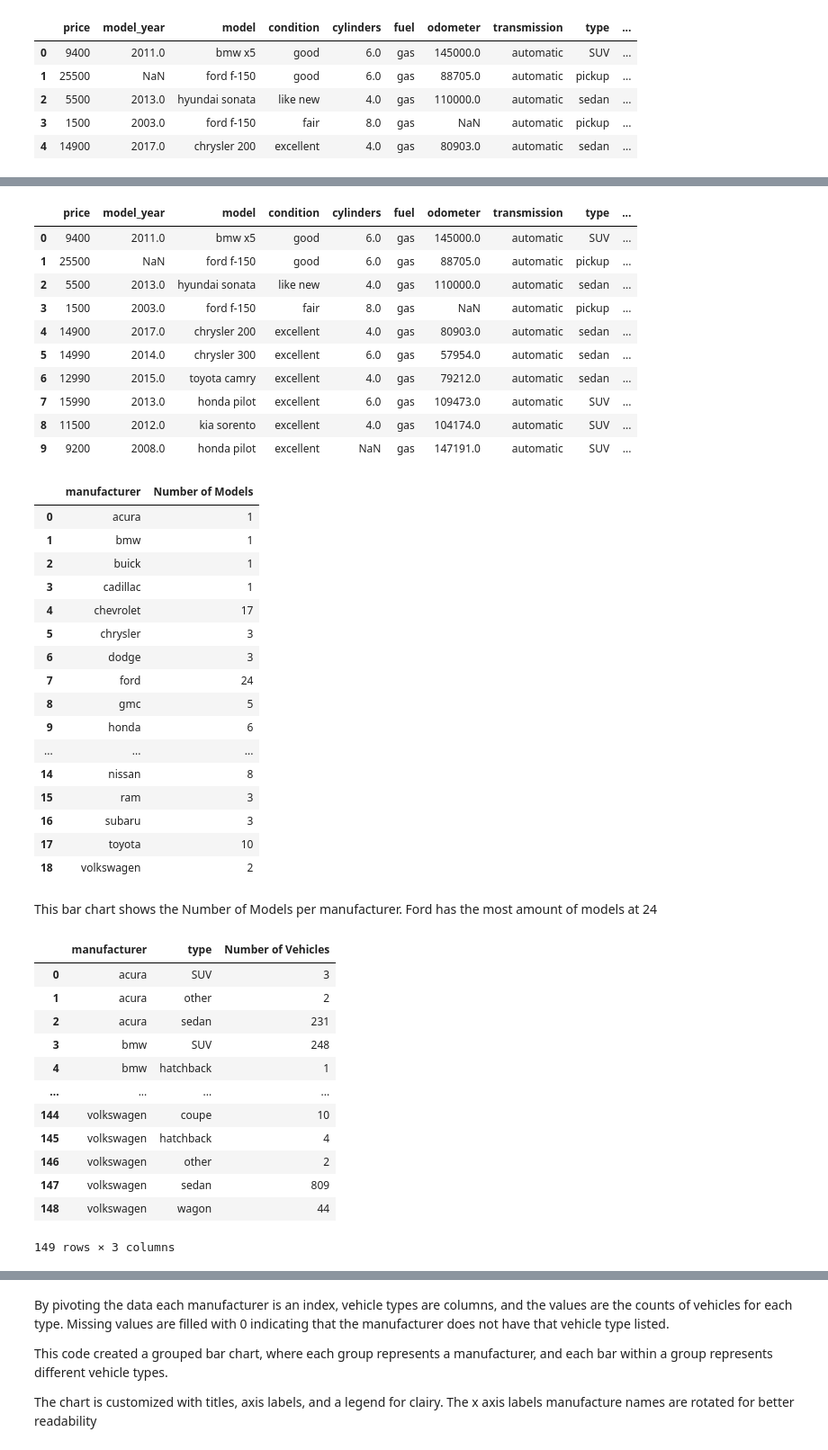
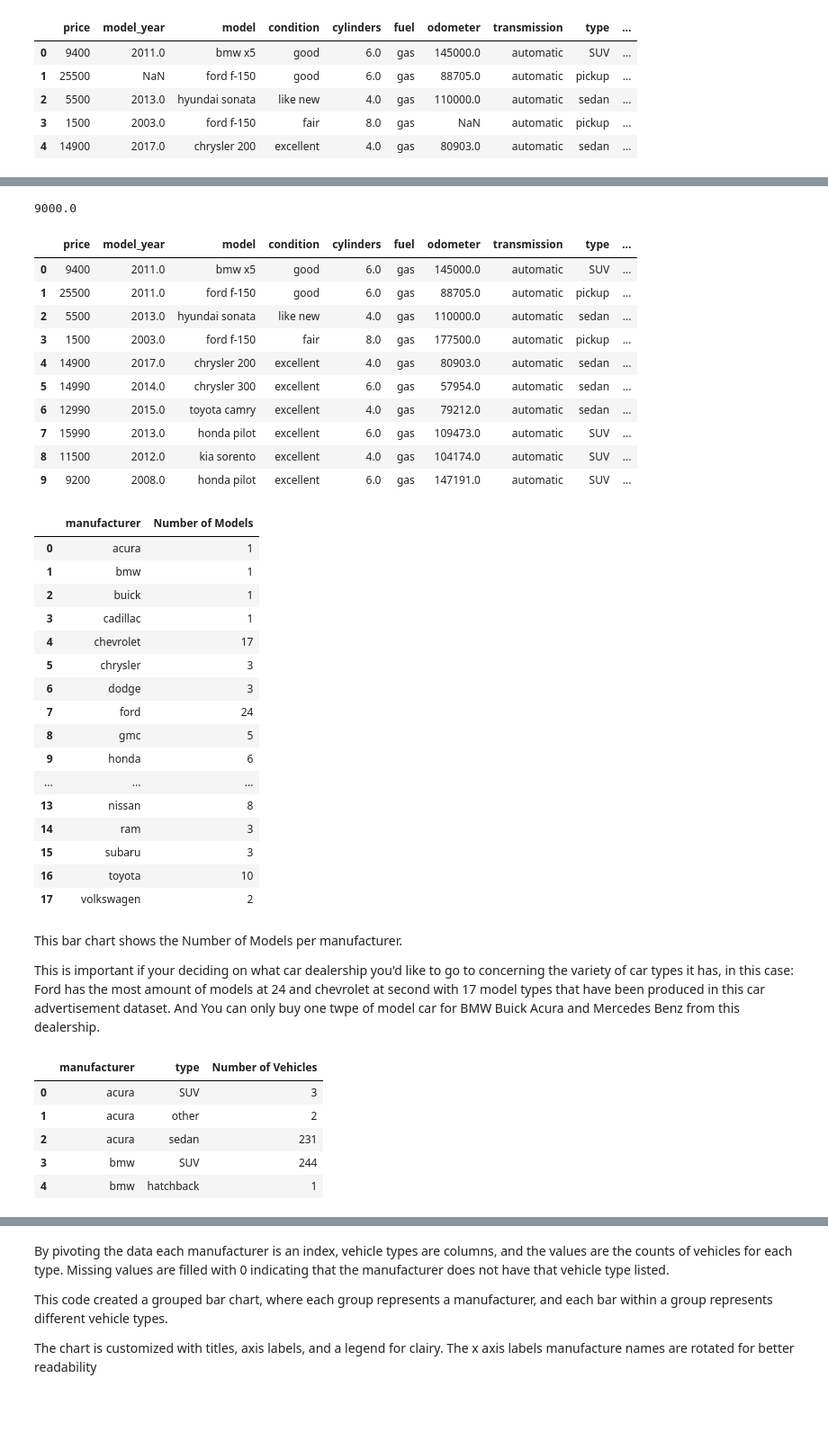
Before and after one commit to oliver-worth/vehicles_project, a Jupyter notebook: Notebooks/eda.ipynb, the cells around one changed output, grey strips where cells are left out. Shown at 90% size. Drawn from its saved outputs; the diff is of its cells as text; code cells hidden in the pictures; blank space fills up the shorter version.

```diff
--- a/Notebooks/eda.ipynb
+++ b/Notebooks/eda.ipynb
@@ -81,3 +85,10 @@ vehicles_data.head()
 | 2 | 5500 | 2013.0 | hyundai sonata | like new | 4.0 | gas | 110000.0 | automatic | sedan | ... |
 | 3 | 1500 | 2003.0 | ford f-150 | fair | 8.0 | gas | NaN | automatic | pickup | ... |
 | 4 | 14900 | 2017.0 | chrysler 200 | excellent | 4.0 | gas | 80903.0 | automatic | sedan | ... |
+# %%
+vehicles_data['model_year'] = vehicles_data.groupby('model')['model_year'].transform(lambda x: x.fillna(x.median()))
+vehicles_data['cylinders'] = vehicles_data.groupby('model')['cylinders'].transform(lambda x: x.fillna(x.median()))
+vehicles_data['odometer'] = vehicles_data.groupby(['model_year', 'model'])['odometer'].transform(lambda x: x.fillna(x.median()))
+
+# Here I have removed an NaN's with there median value for the each column, model_year, cylinders and odometers (however odometer Im having trouble with it doesnt seem to be removing the NaN's)
+vehicles_data.info()
@@ -84,2 +131,29 @@ vehicles_data.head()
+# %%
+vehicles_data['price'].median()
+# %% [output]
+9000.0
+# %%
+def remove_outliers(vehilces_data, column):
+    Q1 = vehicles_data[column].quantile(0.25)
+    Q3 = vehicles_data[column].quantile(0.75)
+    IQR = Q3 - Q1
+    lower_bound = Q1 - 1.5 * IQR
+    upper_bound = Q3 + 1.5 * IQR
+    return vehicles_data[(vehicles_data[column] >= lower_bound) & (vehicles_data[column] <= upper_bound)]
+
+vehicles_data = remove_outliers(vehicles_data, 'model_year')
+vehicles_data = remove_outliers(vehicles_data, 'price')
+
+# Here I am removing outliers from both the model_year column as well as the price column and we are doing this due to the great difference in the median and mean we saw above.
+# The function uses a method involving quartiles and the Interquartile range (IQR) to identify outliers.
+    # Q1 is the value below which 25% of the data falls.
+    # Q2 is the value below which 75% of the data falls. i.e finding the cars that are cheaper than 75% of the cars, leaving the top 25% as the ost expensive
+    # IQR is the difference between Q3 and Q1. It's a measure of where the "middle half" of my data is. Representing the range of prices for the middle 50% of the cars,
+        # ignoring the cheapest 25% and the most expenseive 25%
+
+    # Multiplying the IQR by 1.5 gives me a way to define what "too unusual" means in terms of distance from the middle 50%. The number 1.5 is arbitray but widely accepted for this purpose.
+        # It strikes a blance that captures the most "normal" data while excluding extreme outliers
+    # The return line essentially is telling Python to give me back only the cars that fall within the defined 'normal range'.
+        # It takes all the cars that have a price or model_year between the lower and upper boundaries I calculated. Cars outside these bounaries are considered outliers and therefor are not returned
 # %%
 vehicles_data['manufacturer'] = vehicles_data['model'].str.split().str[0]
@@ -88,18 +163,18 @@ vehicles_data.head(10)
 # %% [output]
 |  | price | model_year | model | condition | cylinders | fuel | odometer | transmission | type | ... |
 | 0 | 9400 | 2011.0 | bmw x5 | good | 6.0 | gas | 145000.0 | automatic | SUV | ... |
-| 1 | 25500 | NaN | ford f-150 | good | 6.0 | gas | 88705.0 | automatic | pickup | ... |
+| 1 | 25500 | 2011.0 | ford f-150 | good | 6.0 | gas | 88705.0 | automatic | pickup | ... |
 | 2 | 5500 | 2013.0 | hyundai sonata | like new | 4.0 | gas | 110000.0 | automatic | sedan | ... |
-| 3 | 1500 | 2003.0 | ford f-150 | fair | 8.0 | gas | NaN | automatic | pickup | ... |
+| 3 | 1500 | 2003.0 | ford f-150 | fair | 8.0 | gas | 177500.0 | automatic | pickup | ... |
 | 4 | 14900 | 2017.0 | chrysler 200 | excellent | 4.0 | gas | 80903.0 | automatic | sedan | ... |
 | 5 | 14990 | 2014.0 | chrysler 300 | excellent | 6.0 | gas | 57954.0 | automatic | sedan | ... |
 | 6 | 12990 | 2015.0 | toyota camry | excellent | 4.0 | gas | 79212.0 | automatic | sedan | ... |
 | 7 | 15990 | 2013.0 | honda pilot | excellent | 6.0 | gas | 109473.0 | automatic | SUV | ... |
 | 8 | 11500 | 2012.0 | kia sorento | excellent | 4.0 | gas | 104174.0 | automatic | SUV | ... |
-| 9 | 9200 | 2008.0 | honda pilot | excellent | NaN | gas | 147191.0 | automatic | SUV | ... |
+| 9 | 9200 | 2008.0 | honda pilot | excellent | 6.0 | gas | 147191.0 | automatic | SUV | ... |
 # %%
 models_per_manufacturer = vehicles_data.groupby('manufacturer')['model'].nunique().reset_index(name= 'Number of Models')
-
+# Here I have grouped the data from the manufacturer column I added and count the number of unique model types each manufactuter has.
 models_per_manufacturer
 # %% [output]
 |  | manufacturer | Number of Models |
@@ -114,11 +189,11 @@ models_per_manufacturer
 | 8 | gmc | 5 |
 | 9 | honda | 6 |
 | ... | ... | ... |
-| 14 | nissan | 8 |
-| 15 | ram | 3 |
-| 16 | subaru | 3 |
-| 17 | toyota | 10 |
-| 18 | volkswagen | 2 |
+| 13 | nissan | 8 |
+| 14 | ram | 3 |
+| 15 | subaru | 3 |
+| 16 | toyota | 10 |
+| 17 | volkswagen | 2 |
 # %%
 fig = px.bar(models_per_manufacturer, x='manufacturer', y='Number of Models',
              title="Number of Models per Manufacturer",
@@ -126,22 +201,21 @@ fig = px.bar(models_per_manufacturer, x='manufacturer', y='Number of Models',
 
 
 fig.show()
-# %% [markdown]
-This bar chart shows the Number of Models per manufacturer. Ford has the most amount of models at 24
+# %% [markdown]
+
+This bar chart shows the Number of Models per manufacturer.
+
+This is important if your deciding on what car dealership you'd like to go to concerning the variety of car types it has, in this case:
+ Ford has the most amount of models at 24 and chevrolet at second with 17 model types that have been produced in this car advertisement dataset.
+And You can only buy one twpe of model car for BMW Buick Acura and Mercedes Benz from this dealership.
 # %%
-vehicle_type_counts = vehicles_data.groupby(['manufacturer', 'type'])['model'].count().reset_index(name='Number of Vehicles')
-vehicle_type_counts
+vehicle_type_counts = vehicles_data.groupby(['manufacturer', 'type'])['type'].count().reset_index(name='Number of Vehicles')
+vehicle_type_counts.head()
+# Here we are counting the number of vehicles in each type of car for each manufacturer
 # %% [output]
 |  | manufacturer | type | Number of Vehicles |
 | 0 | acura | SUV | 3 |
 | 1 | acura | other | 2 |
 | 2 | acura | sedan | 231 |
-| 3 | bmw | SUV | 248 |
+| 3 | bmw | SUV | 244 |
 | 4 | bmw | hatchback | 1 |
-| ... | ... | ... | ... |
-| 144 | volkswagen | coupe | 10 |
-| 145 | volkswagen | hatchback | 4 |
-| 146 | volkswagen | other | 2 |
-| 147 | volkswagen | sedan | 809 |
-| 148 | volkswagen | wagon | 44 |
-149 rows × 3 columns
```
Also changed, not shown: parts of 17 cells of this notebook.
